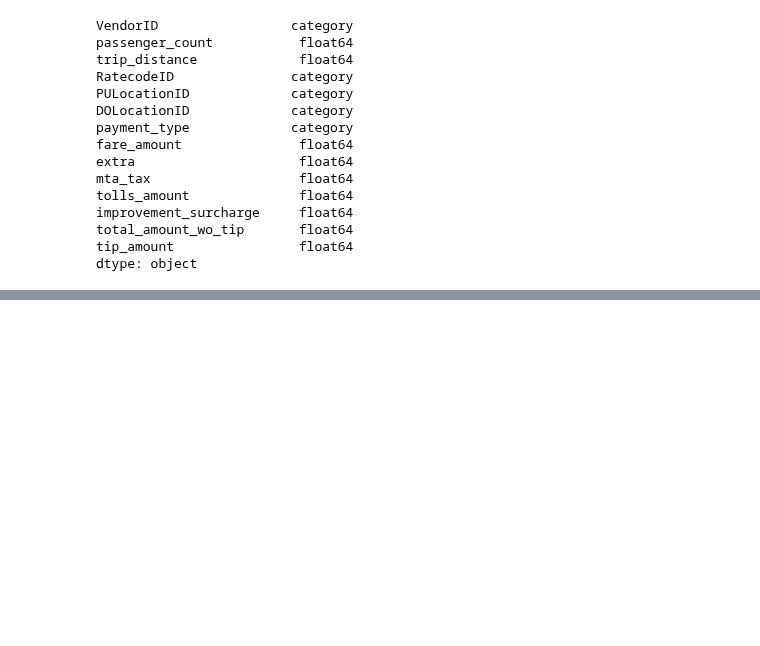
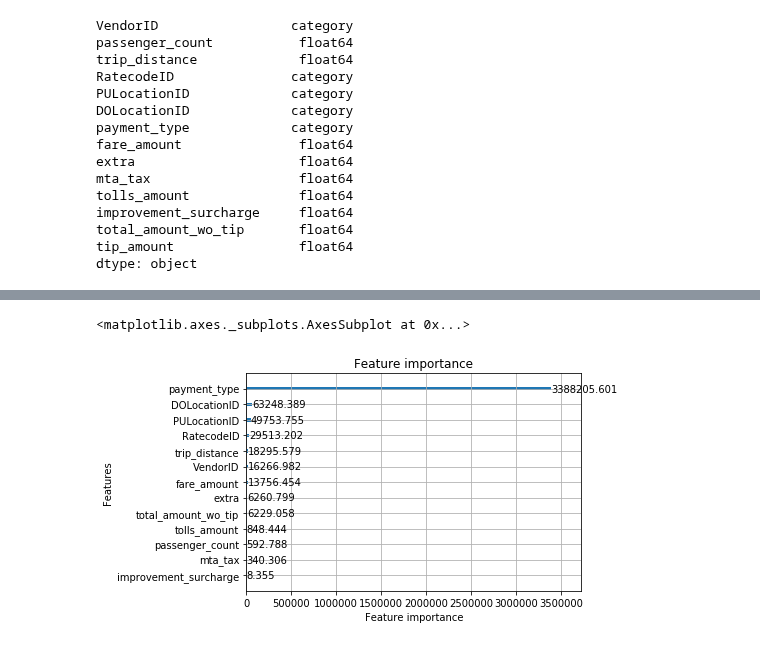
Before and after one commit to justinwhatley/interpretability_experiment, a Jupyter notebook: lightgbm.ipynb, the cells around one changed output, grey strips where cells are left out. Saved outputs shown, nothing was run; the diff lists cells and outputs as text; code cells hidden in the pictures; blank space fills up the shorter version.

```diff
--- a/lightgbm.ipynb
+++ b/lightgbm.ipynb
@@ -252,0 +248,6 @@ print(r2_score)
+# %%
+# Gain feature importance contains the total information gain the model has by using this feature
+lgb.plot_importance(lightgbm_model, importance_type="gain")
+# %% [output]
+<matplotlib.axes._subplots.AxesSubplot at 0x...>
+[figure, added]
```
Also changed, not shown: parts of 26 cells of this notebook, 1 other file.
